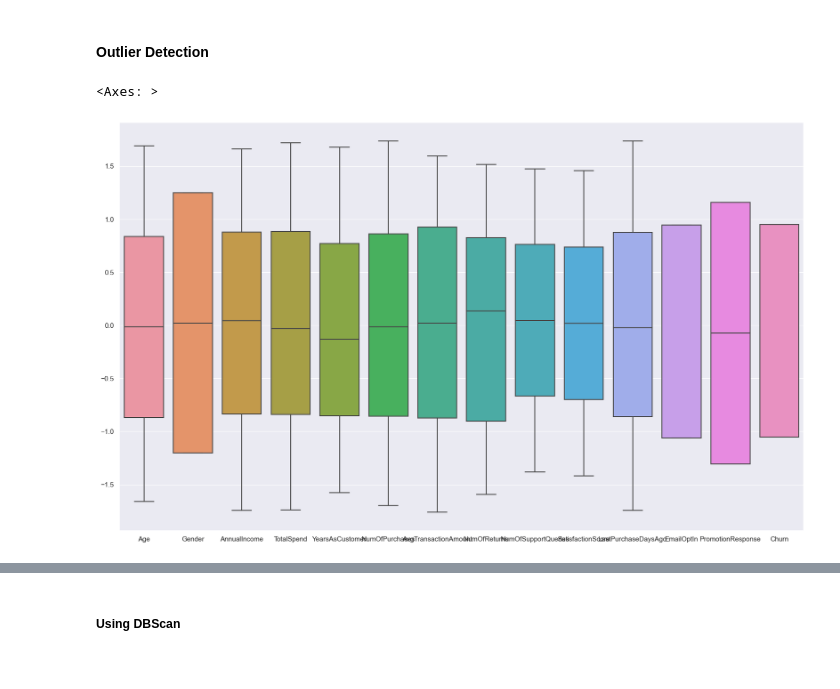
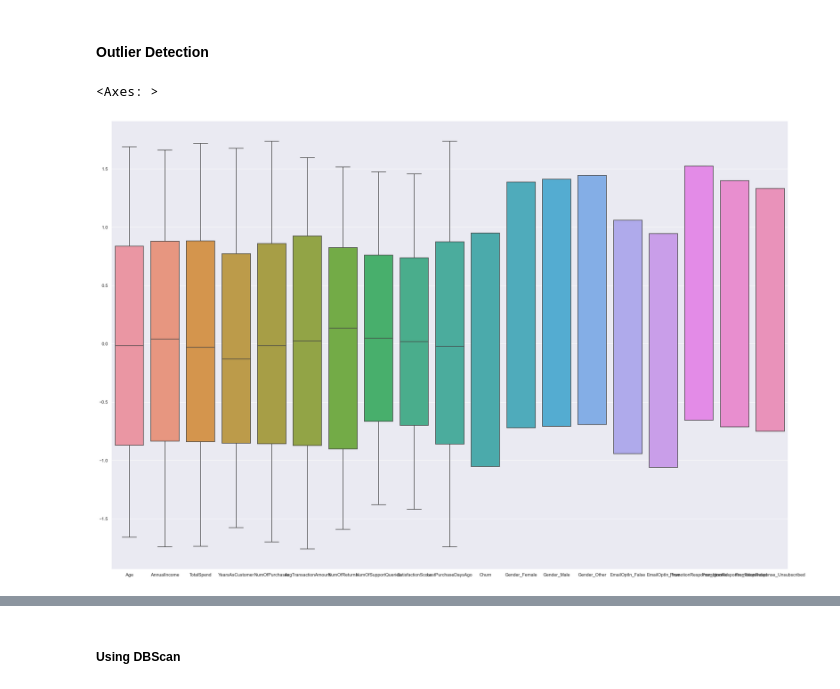
Before and after one commit to AnkanKar-Zargon/DMML, a Jupyter notebook: Assignment 1/CustomerChurn.ipynb, the cells around one changed output, grey strips where cells are left out. Drawn from its saved outputs; the diff is of its cells as text; code cells hidden in the pictures.

```diff
--- a/Assignment 1/CustomerChurn.ipynb
+++ b/Assignment 1/CustomerChurn.ipynb
@@ -131,0 +137,5 @@ df1
+# %%
+for cols in encoded_df:
+    df1[cols] = encoded_df[cols]
+
+df1
@@ -131,0 +156,2 @@ df1
+# %%
+df1 = df1.drop(['Gender', 'EmailOptIn', 'PromotionResponse'], axis = 1)
@@ -169,7 +213,7 @@ Churn                   0
 dtype: int64
 # %%
 num_data = df1.iloc[:,1:].select_dtypes(include = ["int64","float64"])
-sns.set_theme(rc={'figure.figsize':(12,12)})
+sns.set_theme(rc={'figure.figsize':(20,20)})
 sns.heatmap(num_data.corr(),annot=True,cmap="Greens",linewidths=0.4,fmt=".3f")
 # %% [output]
 <Axes: >
@@ -181,5 +221,5 @@ sns.heatmap(num_data.corr(),annot=True,cmap="Greens",linewidths=0.4,fmt=".3f")
 # %%
-scaled_df = StandardScaler().fit_transform(df.iloc[:,1:].values) ## CustomeID not needed in Outlier Detection
+scaled_df = StandardScaler().fit_transform(df1.iloc[:,1:].values) ## CustomeID not needed in Outlier Detection
 scaled_df = pd.DataFrame(scaled_df)
 scaled_df.columns = df1.iloc[:,1:].columns
 scaled_df
@@ -200,11 +240,11 @@ scaled_df
 # %% [markdown]
 #### Outlier Detection
 # %%
-sns.set_theme(rc={'figure.figsize':(20,12)})
+sns.set_theme(rc={'figure.figsize':(30,20)})
 sns.boxplot(scaled_df)
 # %% [output]
 <Axes: >
-[figure, old version]
+[figure, new version]
 # %%
 sns.displot(scaled_df)
 # %% [output]
```
Also changed, not shown: parts of 38 cells of this notebook, 1 other file.
